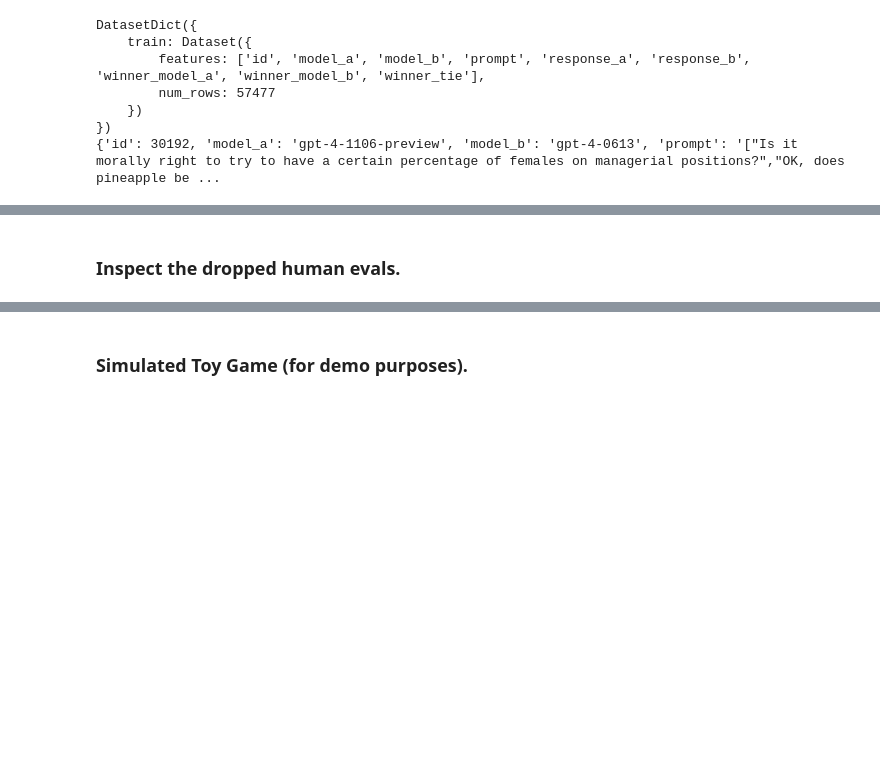
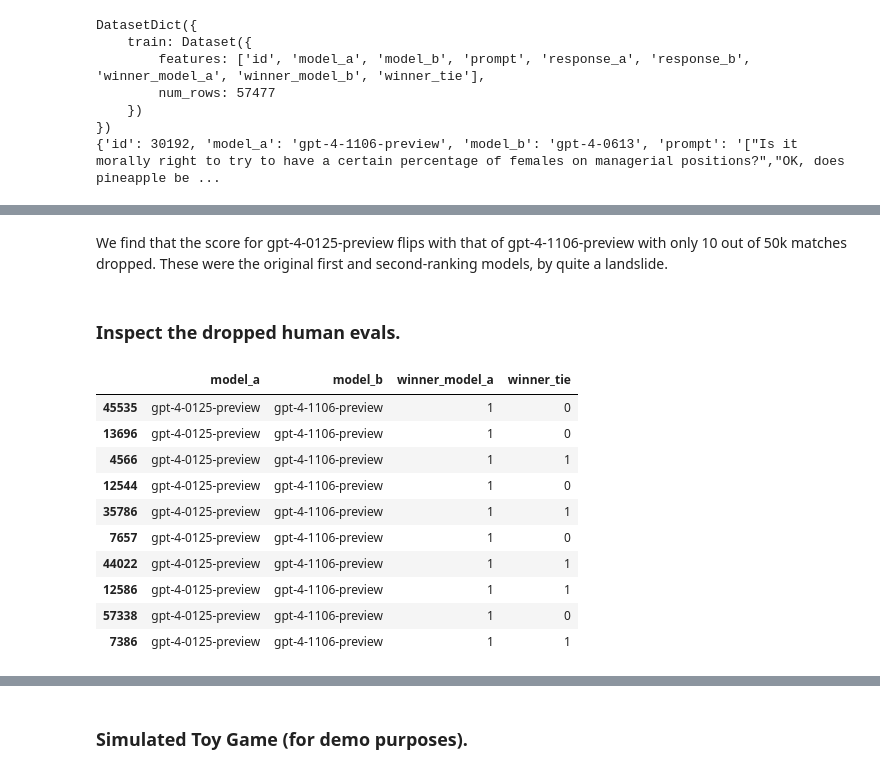
Before and after one commit to JennyHuang19/IsRankingRobust, a Jupyter notebook: chatbotArenaRobustness.ipynb, the cells around one changed output, grey strips where cells are left out. Saved outputs shown, nothing was run; the diff lists cells and outputs as text; code cells hidden in the pictures; blank space fills up the shorter version.

```diff
--- a/chatbotArenaRobustness.ipynb
+++ b/chatbotArenaRobustness.ipynb
@@ -64,2 +80,12 @@ df.head()
+# %%
+df_no_ties = break_ties_randomly(df,seed=2)
+# df_no_ties.head(20)
+df_no_ties.shape
+# select the model_a, model_b, and winner columns
+rawBT = df_no_ties[['model_a', 'model_b', 'winner_model_a']]
+rawBT.head()
+# make a design matrix.
+X, y, player_to_id = make_BT_design_matrix(rawBT)
+###
 # %%
 # make a design matrix.
@@ -246,2 +177,6 @@ plt.show()
+# %% [markdown]
+We find that the score for gpt-4-0125-preview flips with that of gpt-4-1106-preview with only 10 out of 50k matches dropped. These were the original first and second-ranking models, by quite a landslide.
+# %%
+playerA, playerB, indices = results[(1, 10)]
 # %% [markdown]
 ### Inspect the dropped human evals.
@@ -249,0 +183,20 @@ plt.show()
+# %%
+# check the human evals that were dropped to change the top model.
+# dropped comparisons:
+# get the rows in df that have these indices.
+mis_df = df.iloc[indices][['model_a', 'model_b', 'winner_model_a', 'winner_tie']]
+mis_df
+# save the df to a csv file.
+# mistral_df.to_csv('fig/mistral_df.csv', index=False)
+# %% [output]
+|  | model_a | model_b | winner_model_a | winner_tie |
+| 45535 | gpt-4-0125-preview | gpt-4-1106-preview | 1 | 0 |
+| 13696 | gpt-4-0125-preview | gpt-4-1106-preview | 1 | 0 |
+| 4566 | gpt-4-0125-preview | gpt-4-1106-preview | 1 | 1 |
+| 12544 | gpt-4-0125-preview | gpt-4-1106-preview | 1 | 0 |
+| 35786 | gpt-4-0125-preview | gpt-4-1106-preview | 1 | 1 |
+| 7657 | gpt-4-0125-preview | gpt-4-1106-preview | 1 | 0 |
+| 44022 | gpt-4-0125-preview | gpt-4-1106-preview | 1 | 1 |
+| 12586 | gpt-4-0125-preview | gpt-4-1106-preview | 1 | 1 |
+| 57338 | gpt-4-0125-preview | gpt-4-1106-preview | 1 | 0 |
+| 7386 | gpt-4-0125-preview | gpt-4-1106-preview | 1 | 1 |
```
Also changed, not shown: parts of 32 cells of this notebook.
